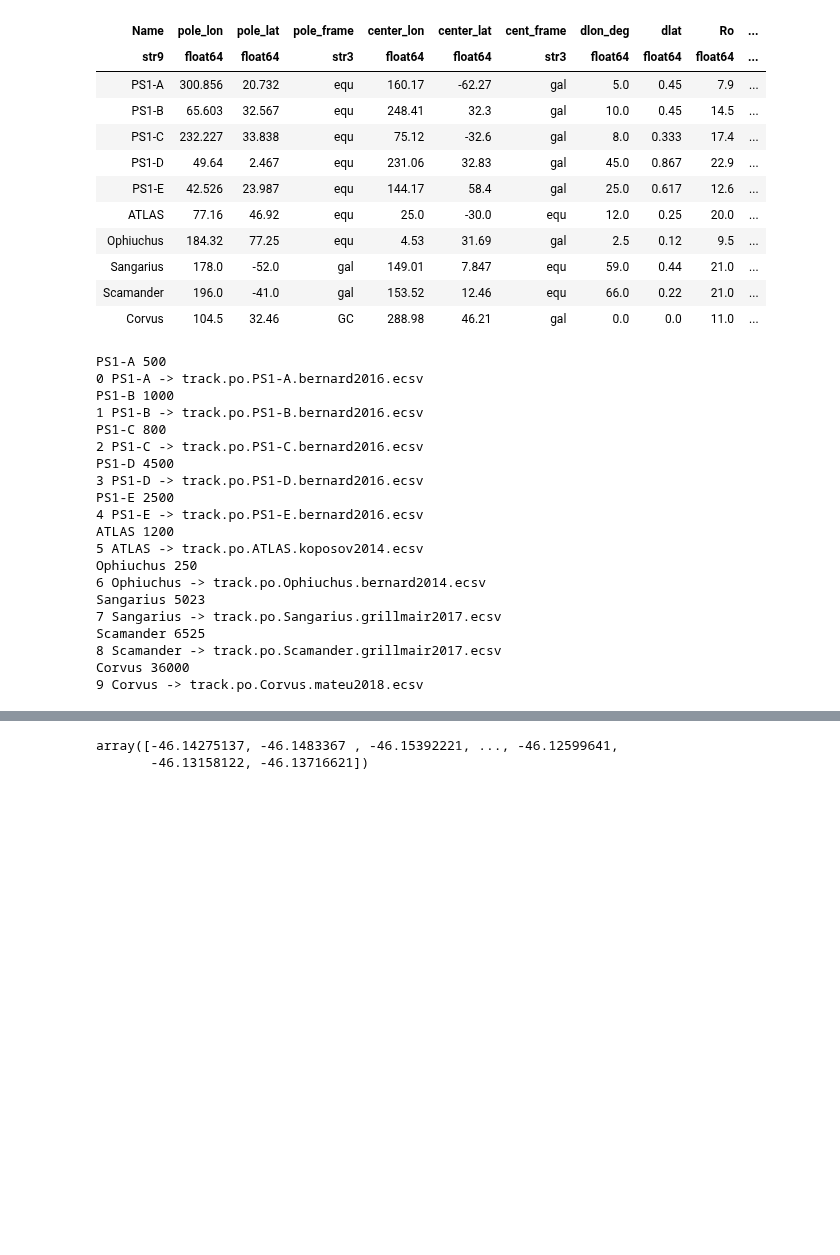
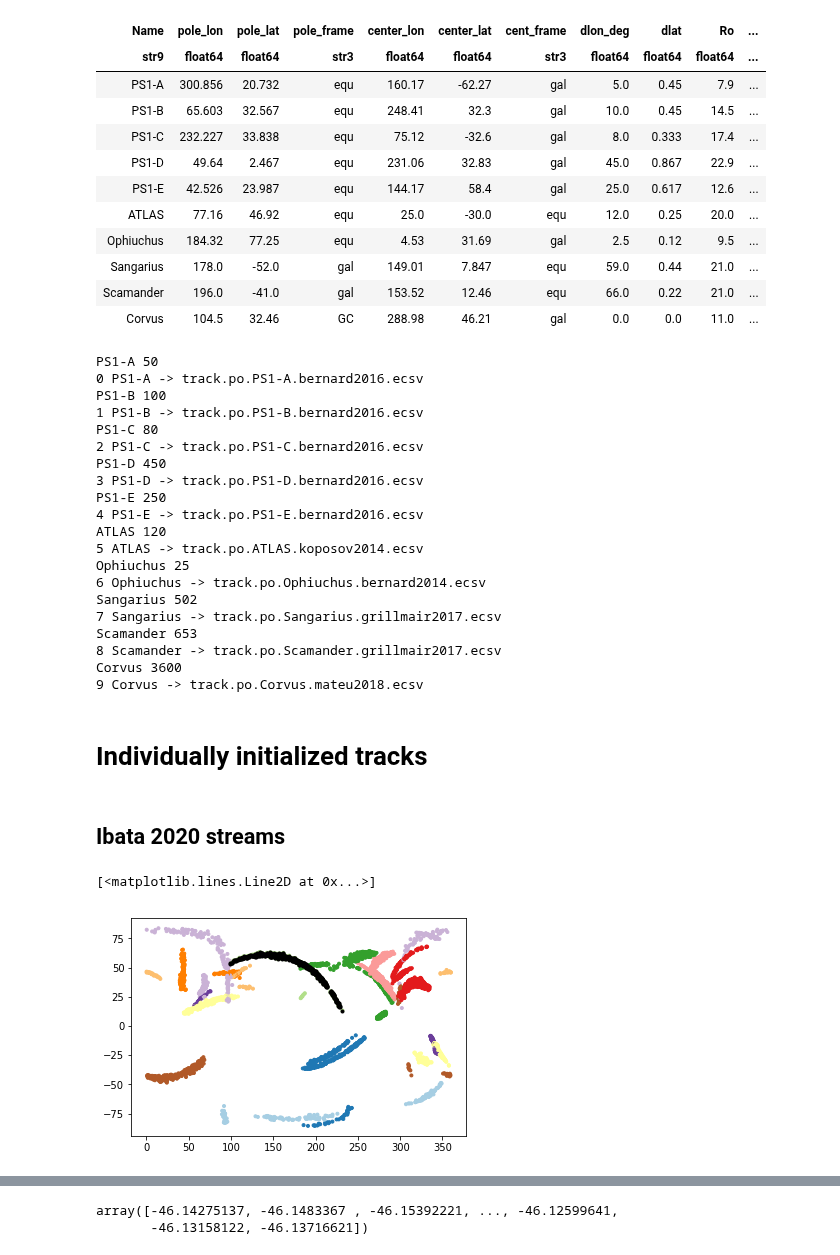
Before and after one commit to cmateu/galstreams, a Jupyter notebook: galstreams/tracks/standardized_tracks.ipynb, the cells around one changed output, grey strips where cells are left out. Saved outputs shown, nothing was run; the diff lists cells and outputs as text; code cells hidden in the pictures; blank space fills up the shorter version.

Commit message:
code working for 5d tracks

```diff
--- a/galstreams/tracks/standardized_tracks.ipynb
+++ b/galstreams/tracks/standardized_tracks.ipynb
@@ -121,10 +121,9 @@ Table length=10
 | Scamander | 196.0 | -41.0 | gal | 153.52 | 12.46 | equ | 66.0 | 0.22 | 21.0 | ... |
 | Corvus | 104.5 | 32.46 | GC | 288.98 | 46.21 | gal | 0.0 | 0.0 | 11.0 | ... |
 # %%
-gcstep=0.01
-
 tp=tpoles
 for i in range(tp["Name"].size)[:]:
+    _ = ac.galactocentric_frame_defaults.set('v4.0')
 
     #Store pole and center coords, each in its own frame.
     if "GC" not in tp["pole_frame"][i] and "GC" not in tp["cent_frame"][i]:
@@ -148,15 +147,15 @@ for i in range(tp["Name"].size)[:]:
                                          dlon=tp["dlon_deg"][i],dlat=0.,step=gcstep)
 
         distance=tp["Ro"][i]*np.ones_like(azs)
-        gc = ac.SkyCoord(lon=azs*u.deg, lat=lats*u.deg, distance=distance*u.kpc, frame=ac.Galactocentric,  representation_type='spherical' )
-        #Do it this way, instead of gc.transform_to("galactic"), because extra info in SkyCoord obj gives a RepresentationError when printing ecsv table
-        coo = ac.SkyCoord(l=gc.galactic.l, b=gc.galactic.b, distance=gc.galactic.distance, frame='galactic')
+        galcen = ac.SkyCoord(lon=azs*u.deg, lat=lats*u.deg, distance=distance*u.kpc, frame=ac.Galactocentric,  representation_type='spherical' )
+
+        #Do it this way, instead of just gc.transform_to("galactic"), because extra info in SkyCoord obj due to Galactocentric initialization
+        #gives a RepresentationError when printing ecsv table
+        coo = ac.SkyCoord(l=galcen.galactic.l, b=galcen.galactic.b, distance=galcen.galactic.distance, frame='galactic')
 
 
     width = tp["dlat"][i]*np.ones(np.size(coo.l))*u.kpc
 
-    #Track object
-    track=pd.DataFrame(dict(l=coo.galactic.l.deg, b=coo.galactic.b.deg, distance=coo.distance.kpc ))
 
     #Print track
     print(tp["Name"][i],np.size(azs))
@@ -164,26 +163,46 @@ for i in range(tp["Name"].size)[:]:
     print("{N} {Name} -> {ofn}".format(N=i, Name=tp["Name"][i], ofn=ofilen))
     #as magic ECSV
     t = astropy.table.QTable([coo, width], names=['sc', 'width'])
-    astropy.io.ascii.write(t, format='ecsv', output=ofilen, overwrite='True')
+    #t = astropy.table.QTable([coo], names=['sc'])
+
+    astropy.io.ascii.write(t, format='ecsv', delimiter=',', output=ofilen, overwrite='True')
     #print("printed")
 # %% [output]
-PS1-A 500
+PS1-A 50
 0 PS1-A -> track.po.PS1-A.bernard2016.ecsv
-PS1-B 1000
+PS1-B 100
 1 PS1-B -> track.po.PS1-B.bernard2016.ecsv
-PS1-C 800
+PS1-C 80
 2 PS1-C -> track.po.PS1-C.bernard2016.ecsv
-PS1-D 4500
+PS1-D 450
 3 PS1-D -> track.po.PS1-D.bernard2016.ecsv
-PS1-E 2500
+PS1-E 250
 4 PS1-E -> track.po.PS1-E.bernard2016.ecsv
-ATLAS 1200
+ATLAS 120
 5 ATLAS -> track.po.ATLAS.koposov2014.ecsv
-Ophiuchus 250
+Ophiuchus 25
 6 Ophiuchus -> track.po.Ophiuchus.bernard2014.ecsv
-Sangarius 5023
+Sangarius 502
 7 Sangarius -> track.po.Sangarius.grillmair2017.ecsv
-Scamander 6525
+Scamander 653
 8 Scamander -> track.po.Scamander.grillmair2017.ecsv
-Corvus 36000
+Corvus 3600
 9 Corvus -> track.po.Corvus.mateu2018.ecsv
+# %% [markdown]
+Individually initialized tracks
+===================================
+# %% [markdown]
+Ibata 2020 streams
+------------------
+# %%
+ibt=astropy.io.ascii.read("../support_data/tab01_toCecilia.cat")
+ib=ac.SkyCoord(ra=ibt["ra_epoch2000"]*u.deg, dec=ibt["dec_epoch2000"]*u.deg, distance=ibt["dis"]*u.kpc,
+                pm_ra_cosdec=ibt["pmra"]*u.mas/u.yr, pm_dec=ibt["pmdec"]*u.mas/u.yr , radial_velocity=np.zeros(ibt["dis"].size)*u.km/u.s)
+ib.stream=ibt["stream"]
+# %%
+m=ib.stream==8
+plt.scatter(ib.galactic.l,ib.galactic.b,c=ib.stream,marker='.',cmap=plt.cm.Paired)
+plt.plot(ib.galactic.l[m],ib.galactic.b[m],'.k')
+# %% [output]
+[<matplotlib.lines.Line2D at 0x...>]
+[figure, added]
```
Also changed, not shown: parts of 21 cells of this notebook, 2 other files.
